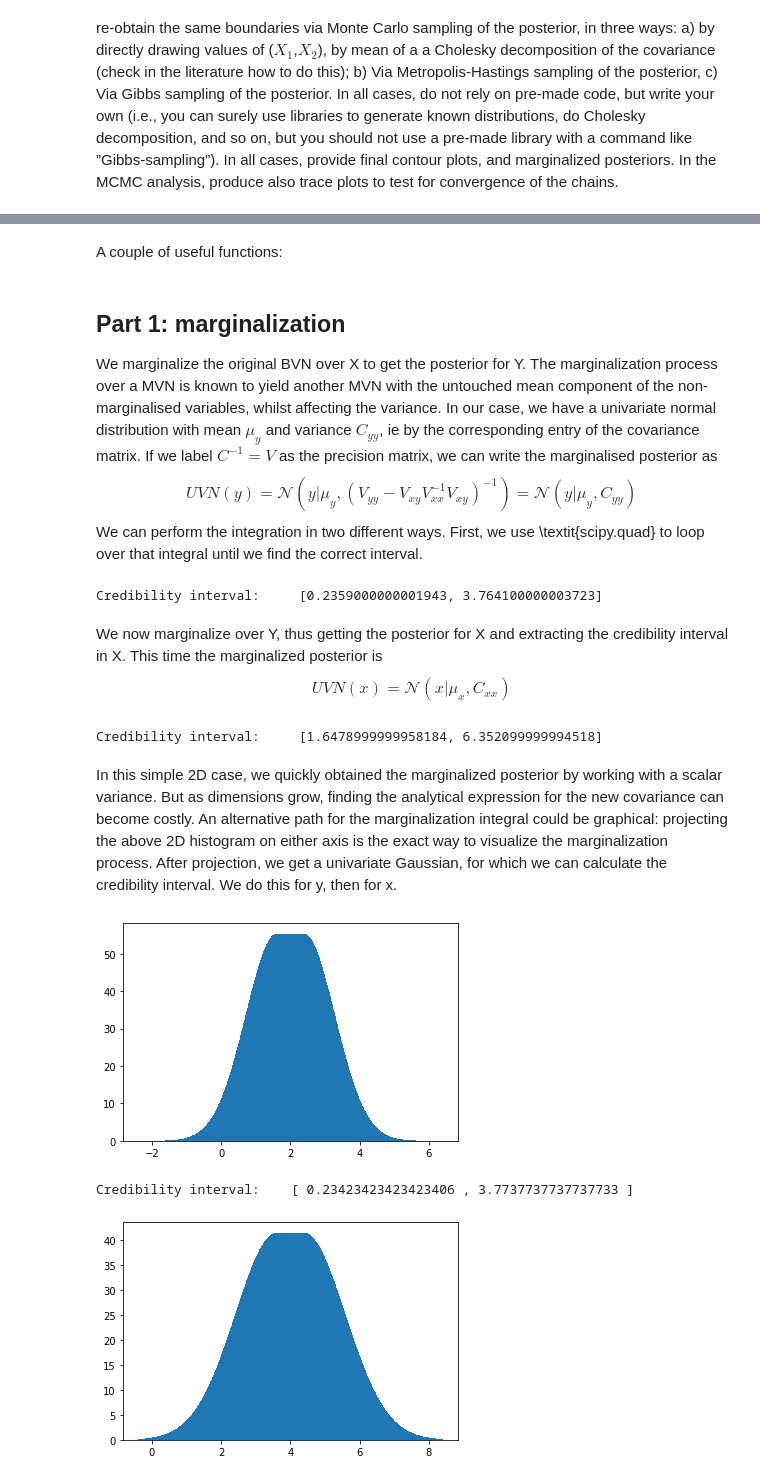
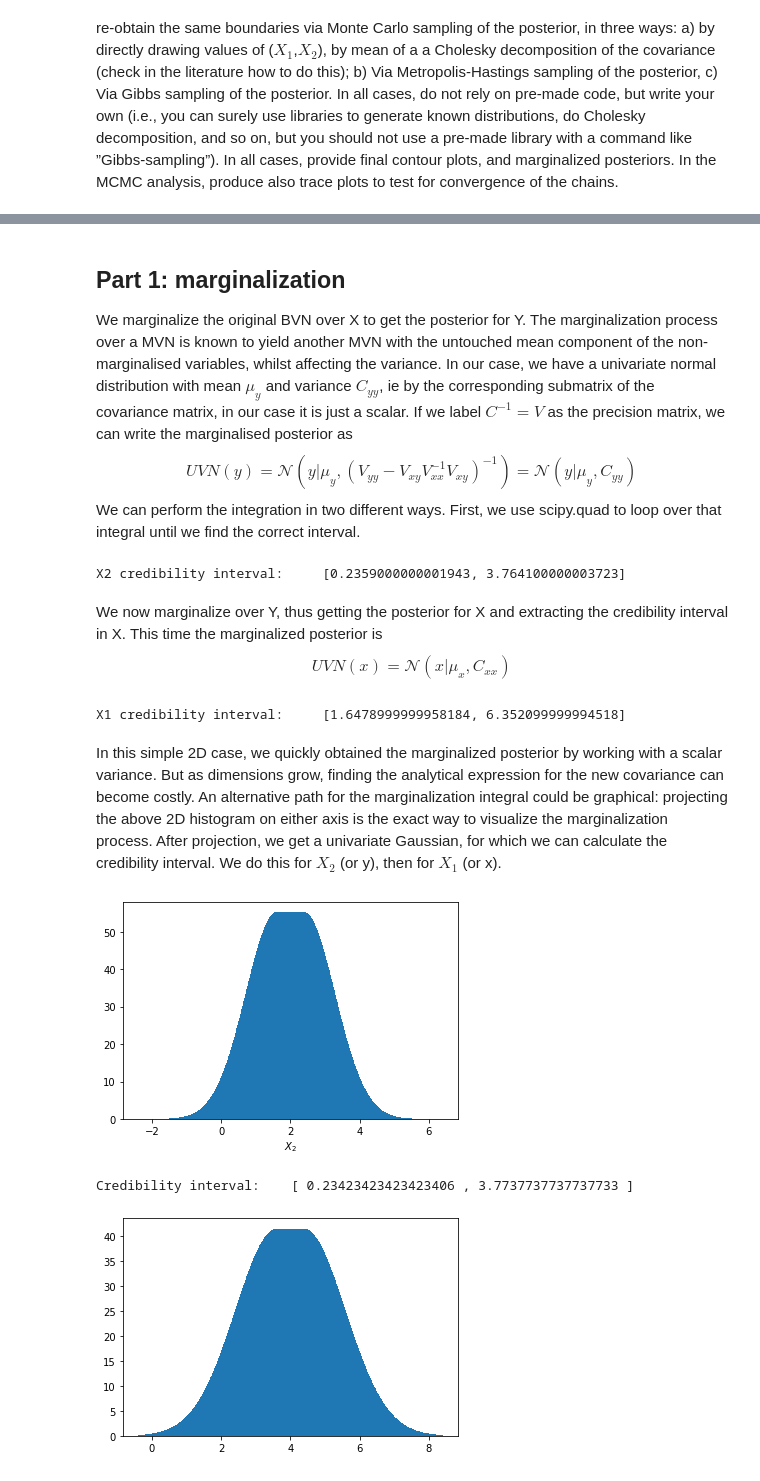
Before and after one commit to blackbianca/Astrostatistics-Cosmology---Homework, a Jupyter notebook: homework4/MCMC.ipynb, the cells around one changed output, grey strips where cells are left out. Drawn from its saved outputs; the diff is of its cells as text; code cells hidden in the pictures.

```diff
--- a/homework4/MCMC.ipynb
+++ b/homework4/MCMC.ipynb
@@ -67,17 +58,16 @@ plt.show()
 # %%
-N = int(1000)
+N = int(1e3)
 xvec = np.linspace(0,8,N)
 yvec = np.linspace(-2,6,N)
 x, y = np.meshgrid(xvec,yvec)
-#xy = np.column_stack([x.flat, y.flat])
 xy = np.dstack((x, y))
 rv = mvn(mu, cov)
 z = rv.pdf(xy)
 
 cs = plt.contourf(x, y, z, cmap="viridis")
-cbar = plt.colorbar(cs, orientation="vertical")
-
-#print(rv.pdf(xy))
+cbar = plt.colorbar(cs, orientation="vertical", label="Distribution value")
+plt.xlabel("$X_1$")
+plt.ylabel("$X_2$")
 
 plt.tight_layout
 plt.show()
@@ -86,2 +75,0 @@ plt.show()
-# %% [markdown]
-A couple of useful functions:
@@ -107,26 +98,20 @@ def find_95(any_mean,any_sigma):
     return interval_y
 # %% [markdown]
 ## Part 1: marginalization
-We marginalize the original BVN over X to get the posterior for Y. The marginalization process over a MVN is known to yield another MVN with the untouched mean component of the non-marginalised variables, whilst affecting the variance. In our case, we have a univariate normal distribution with mean $\mu_y$ and variance $C_{yy}$, ie by the corresponding entry of the covariance matrix. If we label $C^{-1}=V$ as the precision matrix, we can write the marginalised posterior as
+We marginalize the original BVN over X to get the posterior for Y. The marginalization process over a MVN is known to yield another MVN with the untouched mean component of the non-marginalised variables, whilst affecting the variance. In our case, we have a univariate normal distribution with mean $\mu_y$ and variance $C_{yy}$, ie by the corresponding submatrix of the covariance matrix, in our case it is just a scalar. If we label $C^{-1}=V$ as the precision matrix, we can write the marginalised posterior as
 $$
 UVN(y) = \mathcal{N}(y|\mu_y, (V_{yy}-V_{xy}V_{xx}^{-1}V_{xy})^{-1}) = \mathcal{N}(y|\mu_y, C_{yy})
 $$
-We can perform the integration in two different ways. First, we use \textit{scipy.quad} to loop over that integral until we find the correct interval.
+We can perform the integration in two different ways. First, we use scipy.quad to loop over that integral until we find the correct interval.
-# %%
-N = int(1000)
-# first we marginalize over x: the mean for y is unchanged, while covariance changes. In particular, in this 2x2 case, if we fix a parameter and work on the other,
-# we must work with the covariance entry associated to the latter
-mean = mu[1]
-sigma = cov[1,1]
-
-#interval_y = [-1000, 1000]
-#Itot = integrate.quad(gaussian, interval_y[0], interval_y[1], epsrel=1.e-14, args=(mean,sigma))
-#print(Itot)
-
-cred_interval = find_95(mean,sigma)
-print("Credibility interval:    ", cred_interval)
-# %% [output]
-Credibility interval:     [0.2359000000001943, 3.764100000003723]
+# %%
+N = int(1000)
+mean = mu[1]
+sigma = cov[1,1]
+
+cred_interval = find_95(mean,sigma)
+print("X2 credibility interval:    ", cred_interval)
+# %% [output]
+X2 credibility interval:     [0.2359000000001943, 3.764100000003723]
 # %% [markdown]
 We now marginalize over Y, thus getting the posterior for X and extracting the credibility interval in X. This time the marginalized posterior is
 $$
@@ -137,43 +122,42 @@ mean = mu[0]
 sigma = cov[0,0]
 
 cred_interval = find_95(mean,sigma)
-print("Credibility interval:    ", cred_interval)
+print("X1 credibility interval:    ", cred_interval)
 # %% [output]
-Credibility interval:     [1.6478999999958184, 6.352099999994518]
+X1 credibility interval:     [1.6478999999958184, 6.352099999994518]
 # %% [markdown]
-In this simple 2D case, we quickly obtained the marginalized posterior by working with a scalar variance. But as dimensions grow, finding the analytical expression for the new covariance can become costly. An alternative path for the marginalization integral could be graphical: projecting the above 2D histogram on either axis is the exact way to visualize the marginalization process. After projection, we get a univariate Gaussian, for which we can calculate the credibility interval. We do this for y, then for x.
+In this simple 2D case, we quickly obtained the marginalized posterior by working with a scalar variance. But as dimensions grow, finding the analytical expression for the new covariance can become costly. An alternative path for the marginalization integral could be graphical: projecting the above 2D histogram on either axis is the exact way to visualize the marginalization process. After projection, we get a univariate Gaussian, for which we can calculate the credibility interval. We do this for $X_2$ (or y), then for $X_1$ (or x).
 # %%
 marg_post_y = np.zeros(N, float)
 for i in range(N):
     for j in range(N):
         marg_post_y[i] += z[i,j]
 
 plt.bar(yvec,marg_post_y)
+plt.xlabel("$X_2$")
 plt.show()
 
 bin_width = (yvec[-1]-yvec[0])/N
 I = sum(marg_post_y)*bin_width
 #print(I)   we have to permorm the total integral because it is unnormalised
 alpha = 0.95*I
 
 ind = int(N/2)
 
 ind1 = ind-1
 ind2 = ind+1
 I0=0
 while(I0<alpha):
     I0=0
     for j in range(ind1,ind2):
         I0 += marg_post_y[j]*bin_width
     ind1 -=1
     ind2 +=1
 
 
-#print(I0, alpha)
-#print(ind1,ind2)
 print("Credibility interval:    [", yvec[ind1],",", yvec[ind2],"]")
 # %% [output]
-[figure, old version]
+[figure, new version]
 Credibility interval:    [ 0.23423423423423406 , 3.7737737737737733 ]
 # %%
 marg_post_x = np.zeros(N, float)
```
Also changed, not shown: parts of 23 cells of this notebook.
